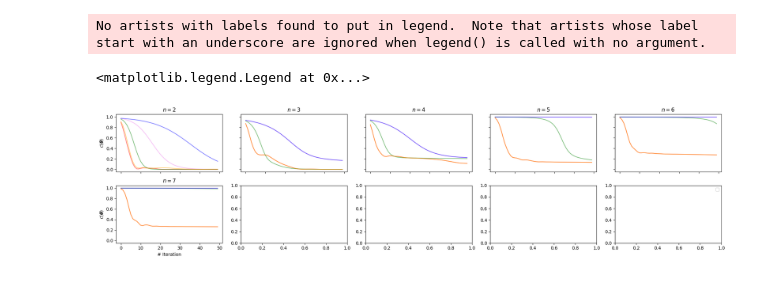
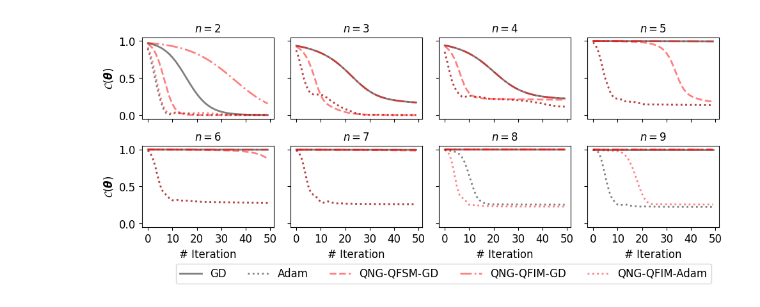
Before and after one commit to NAIST-Archlab/QNG-Benchmark, a Jupyter notebook: plot_loss.ipynb, the cells around one changed output. Saved outputs shown, nothing was run; the diff lists cells and outputs as text; code cells hidden in the pictures.

Commit message:
Update data

```diff
--- a/plot_loss.ipynb
+++ b/plot_loss.ipynb
@@ -1,33 +1,33 @@
 # %%
 import matplotlib.pyplot as plt
 import numpy as np
-labels = ['GD', 'Adam', 'QNG-Fubini-Study-GD', 'QNG-QFIM-GD', 'QNG-QFIM-Adam']
-colors = ['violet', 'red', 'green', 'blue', 'orange']
-
-fig, axs = plt.subplots(nrows = 2, ncols = 5, figsize=(20, 5))
+labels = ['GD', 'Adam', 'QNG-QFSM-GD', 'QNG-QFIM-GD', 'QNG-QFIM-Adam']
+line_styles = ['solid', 'dotted', 'dashed', 'dashdot', 'dotted']
+colors = ['black', 'black', 'red', 'red', 'red']
+fig, axs = plt.subplots(nrows = 2, ncols = 4, figsize=(10, 4))
 j = 0
-for num_qubit in range(2,8):
-    row = j // len(labels)
-    col = j % len(labels)
-    loss = np.loadtxt(f"loss_basic_values_{num_qubit}.txt")
+for num_qubit in range(2,10):
+    row = j // 4
+    col = j % 4
+    loss = np.loadtxt(f"./data/loss_values/loss_basic_values_{num_qubit}.txt")
     for i in range(len(labels)):
-        axs[row, col].plot(loss[i], color = colors[i], label = labels[i], alpha = 0.5)
-    axs[row, col].set_title(rf"$n={num_qubit}$")
+        axs[row, col].plot(loss[i], linewidth = 2, color = colors[i], linestyle = line_styles[i], label = labels[i], alpha = 0.5)
+    axs[row, col].set_title(rf"$n={num_qubit}$", fontsize = 12)
     axs[row, col].set_xticks([0, 10, 20, 30, 40, 50])
+    axs[row, col].tick_params(axis='x', labelsize=12)
+    axs[row, col].tick_params(axis='y', labelsize=12)
     if row == 0:
         axs[row, col].set_xticklabels([])
     if row == 1:
-        axs[row, col].set_xlabel("# Iteration")
+        axs[row, col].set_xlabel("# Iteration", fontsize = 12)
     if col == 0:
-        axs[row, col].set_ylabel(r"$\mathcal{C} (\boldsymbol{\theta})$")
+        axs[row, col].set_ylabel(r"$\mathcal{C} (\boldsymbol{\theta})$", fontsize = 12)
     else:
         axs[row, col].set_yticklabels([])
     axs[row, col].set_ylim(-0.05, 1.05)
-
     j += 1
 plt.tight_layout()
-plt.legend()
+plt.legend(ncol = 5, loc = 'upper center', bbox_to_anchor = (-1.09, -0.38), fontsize = 12)
+plt.savefig("./data/images/loss_basic_1.svg", bbox_inches='tight')
 # %% [output]
-No artists with labels found to put in legend.  Note that artists whose label start with an underscore are ignored when legend() is called with no argument.
-<matplotlib.legend.Legend at 0x...>
-[figure, old version]
+[figure, new version]
```
Also changed, not shown: parts of 2 cells of this notebook, 38 other files.
